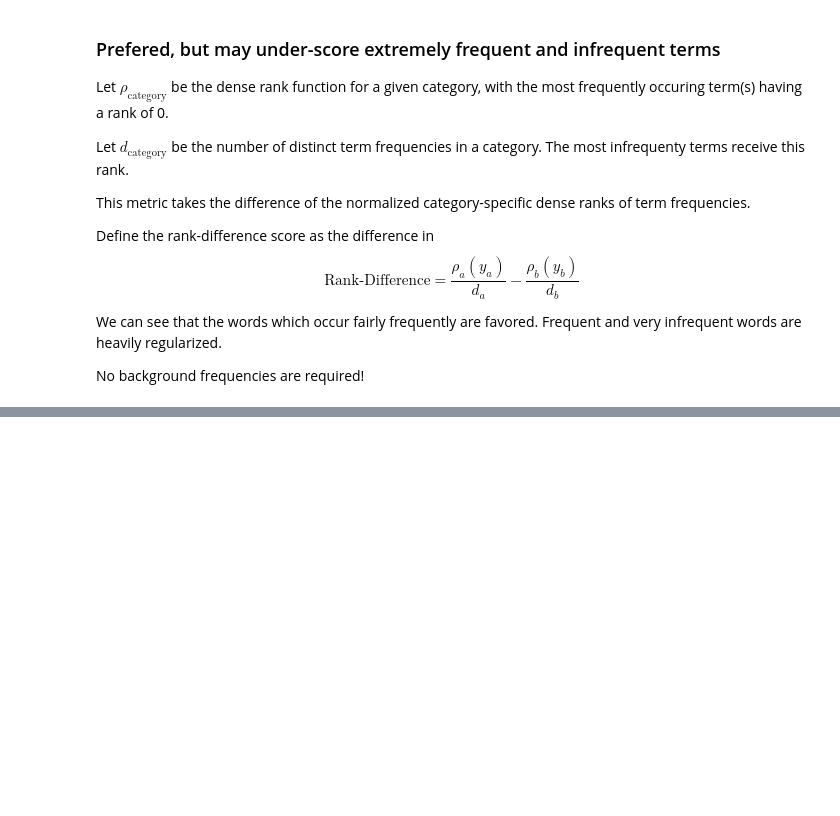
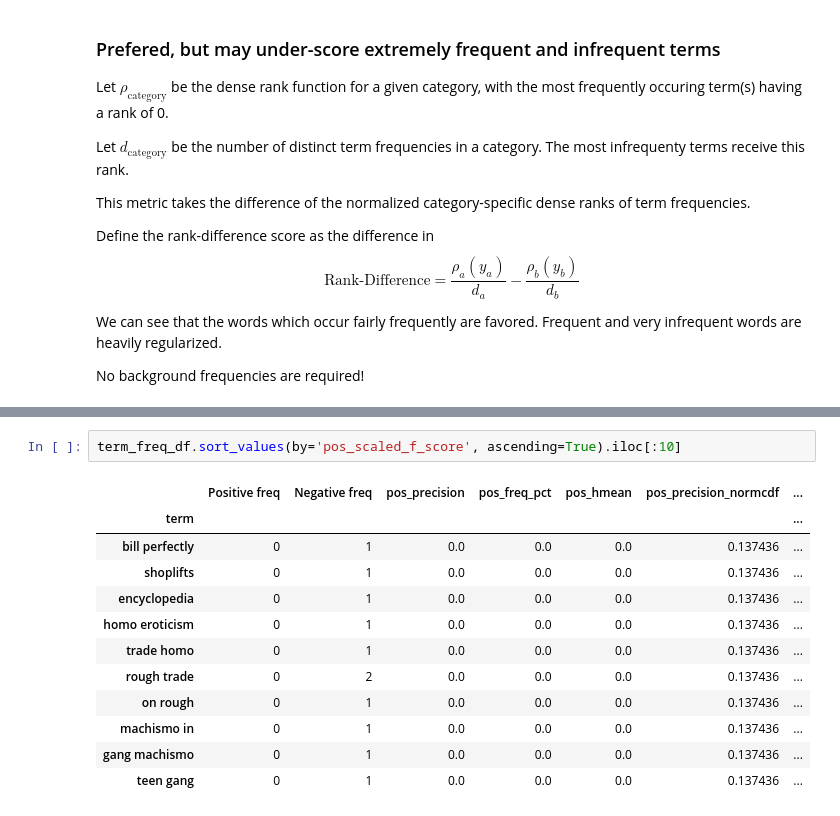
Before and after one commit to JasonKessler/PuPPyTalk, a Jupyter notebook: notebooks/Class-Association-Scores.ipynb, the cells around one changed output, grey strips where cells are left out. Cells and saved outputs as stored; diff of their text form; blank space fills up the shorter version.

```diff
--- a/notebooks/Class-Association-Scores.ipynb
+++ b/notebooks/Class-Association-Scores.ipynb
@@ -470,0 +562,15 @@ tdf.reset_index().to_csv('term_freqs.csv', index=False)
+# %%
+term_freq_df.sort_values(by='pos_scaled_f_score', ascending=True).iloc[:10]
+# %% [output]
+|  | Positive freq | Negative freq | pos_precision | pos_freq_pct | pos_hmean | pos_precision_normcdf | ... |
+| term |  |  |  |  |  |  | ... |
+| bill perfectly | 0 | 1 | 0.0 | 0.0 | 0.0 | 0.137436 | ... |
+| shoplifts | 0 | 1 | 0.0 | 0.0 | 0.0 | 0.137436 | ... |
+| encyclopedia | 0 | 1 | 0.0 | 0.0 | 0.0 | 0.137436 | ... |
+| homo eroticism | 0 | 1 | 0.0 | 0.0 | 0.0 | 0.137436 | ... |
+| trade homo | 0 | 1 | 0.0 | 0.0 | 0.0 | 0.137436 | ... |
+| rough trade | 0 | 2 | 0.0 | 0.0 | 0.0 | 0.137436 | ... |
+| on rough | 0 | 1 | 0.0 | 0.0 | 0.0 | 0.137436 | ... |
+| machismo in | 0 | 1 | 0.0 | 0.0 | 0.0 | 0.137436 | ... |
+| gang machismo | 0 | 1 | 0.0 | 0.0 | 0.0 | 0.137436 | ... |
+| teen gang | 0 | 1 | 0.0 | 0.0 | 0.0 | 0.137436 | ... |
```
Also changed, not shown: parts of 21 cells of this notebook, 12 other files.
